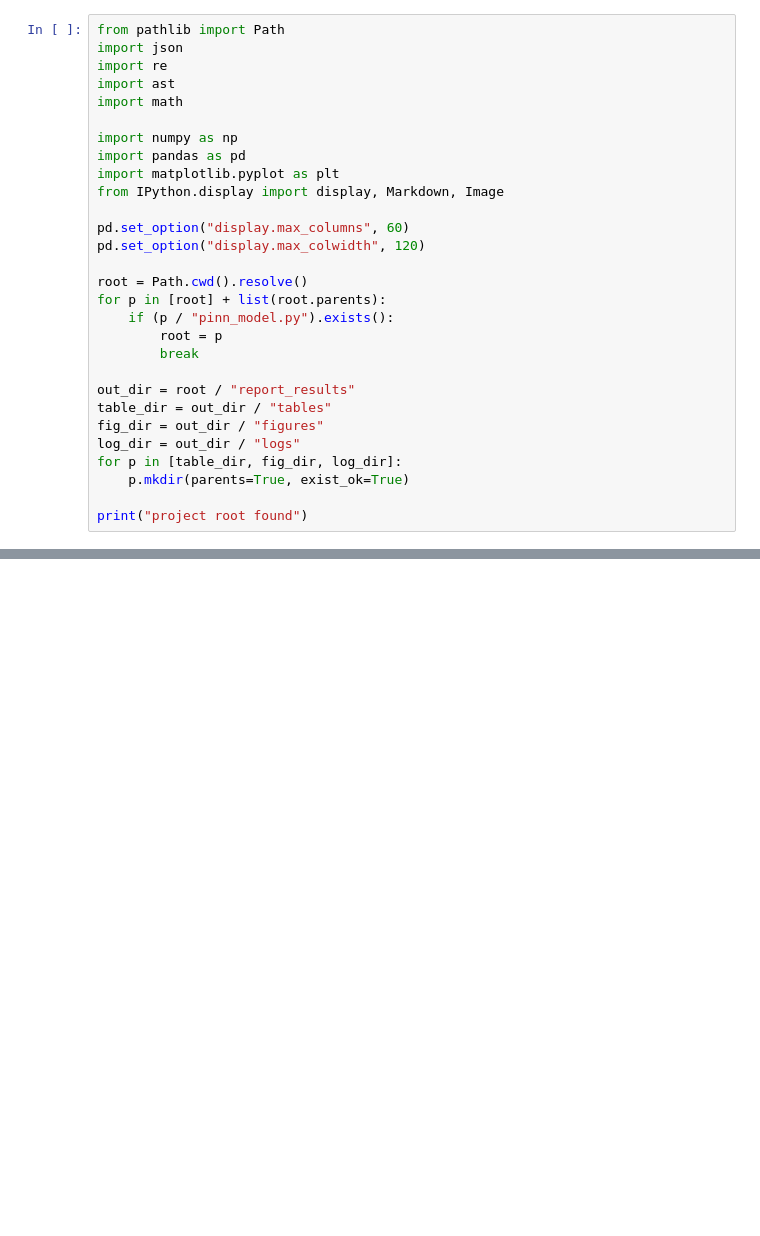
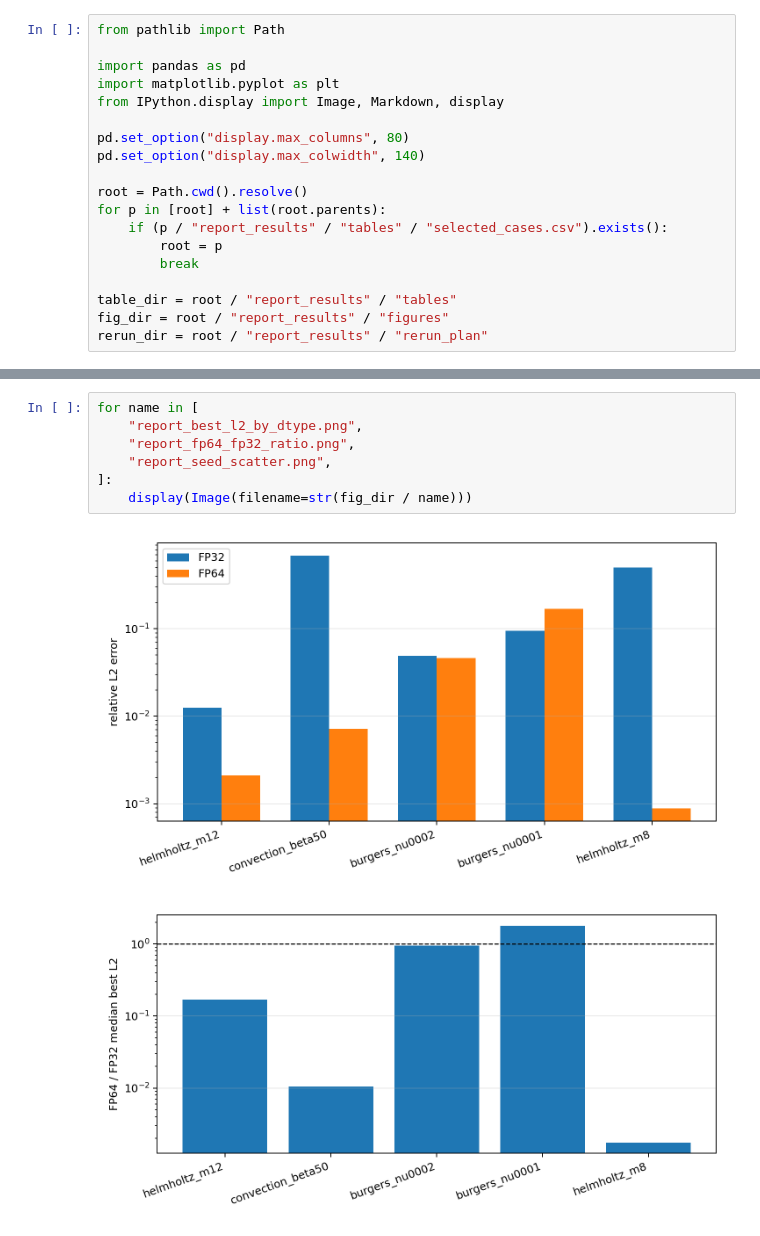
Before and after one commit to masousmen/PINN_course_work, a Jupyter notebook: notebooks/results_summary.ipynb, the cells around one changed output, grey strips where cells are left out. Drawn from its saved outputs; the diff is of its cells as text; blank space fills up the shorter version.

```diff
--- a/notebooks/results_summary.ipynb
+++ b/notebooks/results_summary.ipynb
@@ -5,29 +5,19 @@
 # %%
 from pathlib import Path
-import json
-import re
-import ast
-import math
 
-import numpy as np
 import pandas as pd
 import matplotlib.pyplot as plt
-from IPython.display import display, Markdown, Image
+from IPython.display import Image, Markdown, display
 
-pd.set_option("display.max_columns", 60)
-pd.set_option("display.max_colwidth", 120)
+pd.set_option("display.max_columns", 80)
+pd.set_option("display.max_colwidth", 140)
 
 root = Path.cwd().resolve()
 for p in [root] + list(root.parents):
-    if (p / "pinn_model.py").exists():
+    if (p / "report_results" / "tables" / "selected_cases.csv").exists():
         root = p
         break
 
-out_dir = root / "report_results"
-table_dir = out_dir / "tables"
-fig_dir = out_dir / "figures"
-log_dir = out_dir / "logs"
-for p in [table_dir, fig_dir, log_dir]:
-    p.mkdir(parents=True, exist_ok=True)
-
-print("project root found")
+table_dir = root / "report_results" / "tables"
+fig_dir = root / "report_results" / "figures"
+rerun_dir = root / "report_results" / "rerun_plan"
@@ -491,0 +115,10 @@ display(Markdown(res))
+# %%
+for name in [
+    "report_best_l2_by_dtype.png",
+    "report_fp64_fp32_ratio.png",
+    "report_seed_scatter.png",
+]:
+    display(Image(filename=str(fig_dir / name)))
+# %% [output]
+[figure, added]
+[figure, added]
```
Also changed, not shown: parts of 32 cells of this notebook, 8 other files.
